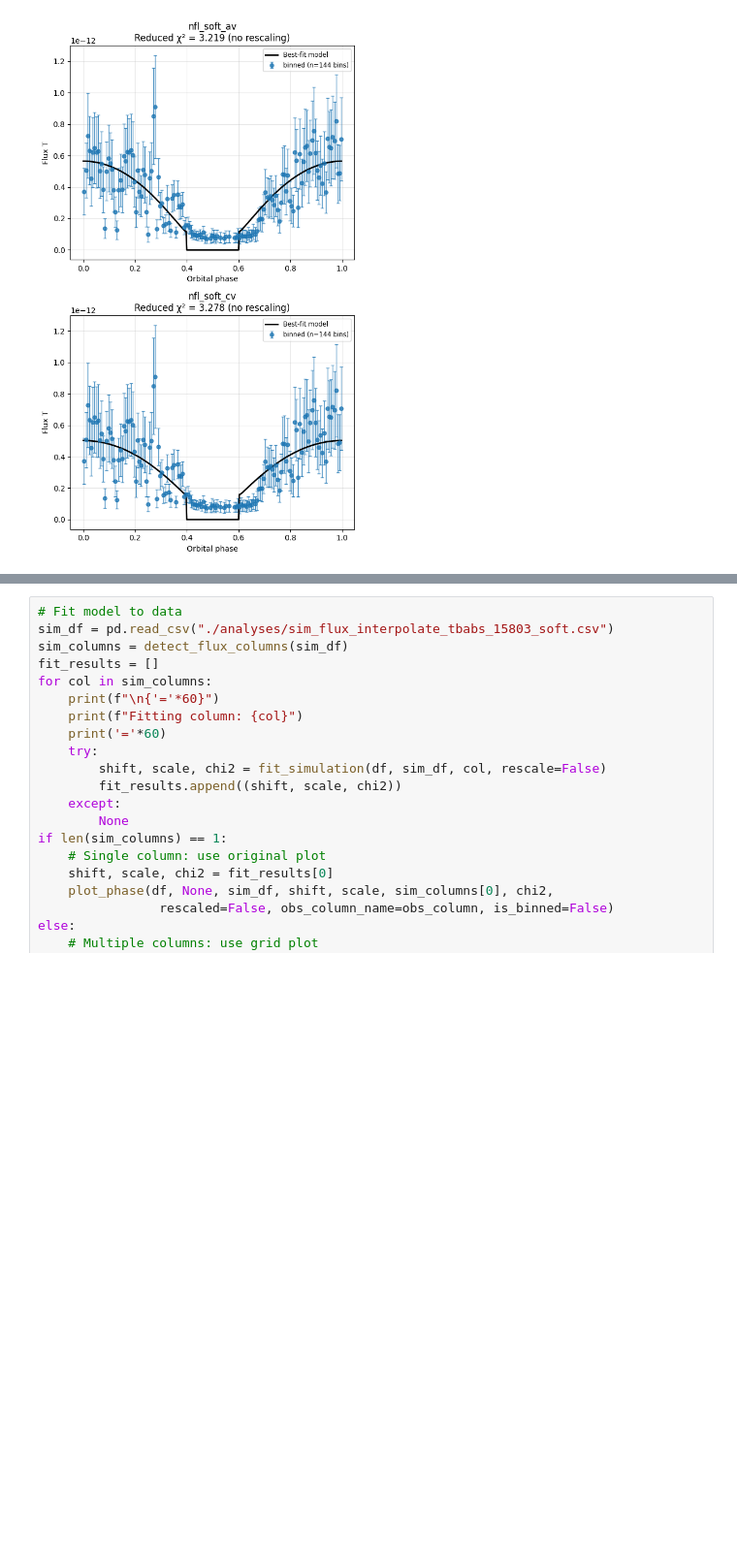
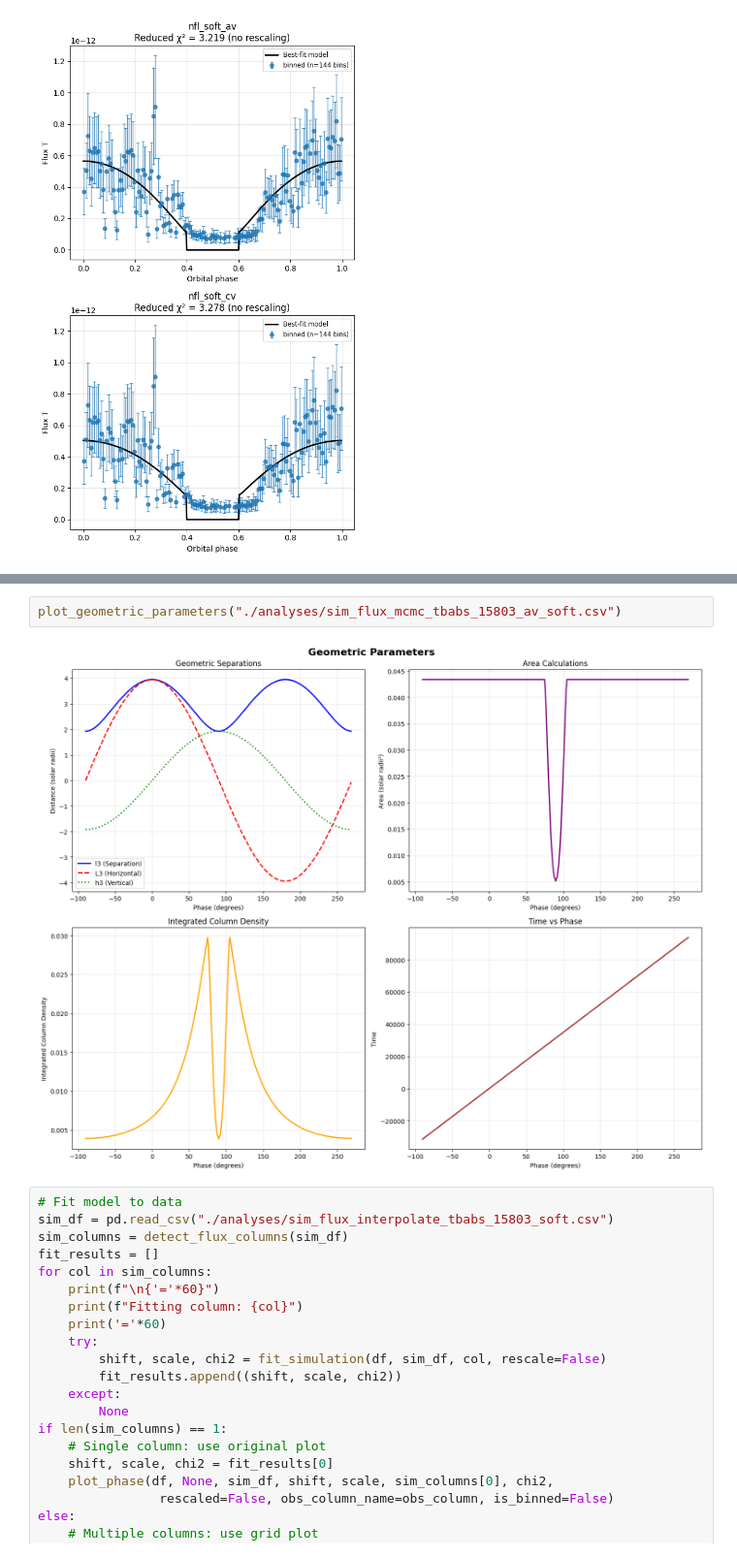
Before and after one commit to Ruchit10/XRB_LightCurve, a Jupyter notebook: xrb_model_analysis_single_15803.ipynb, the cells around one changed output, grey strips where cells are left out. Shown at 97% size. Saved outputs shown, nothing was run; the diff lists cells and outputs as text; blank space fills up the shorter version.

```diff
--- a/xrb_model_analysis_single_15803.ipynb
+++ b/xrb_model_analysis_single_15803.ipynb
@@ -143,3 +230,7 @@ Chi-square (no rescaling):
+# %%
+plot_geometric_parameters("./analyses/sim_flux_mcmc_tbabs_15803_av_soft.csv")
+# %% [output]
+[figure, added]
 # %%
 # Fit model to data
 sim_df = pd.read_csv("./analyses/sim_flux_interpolate_tbabs_15803_soft.csv")
```
Also changed, not shown: parts of 5 cells of this notebook.
